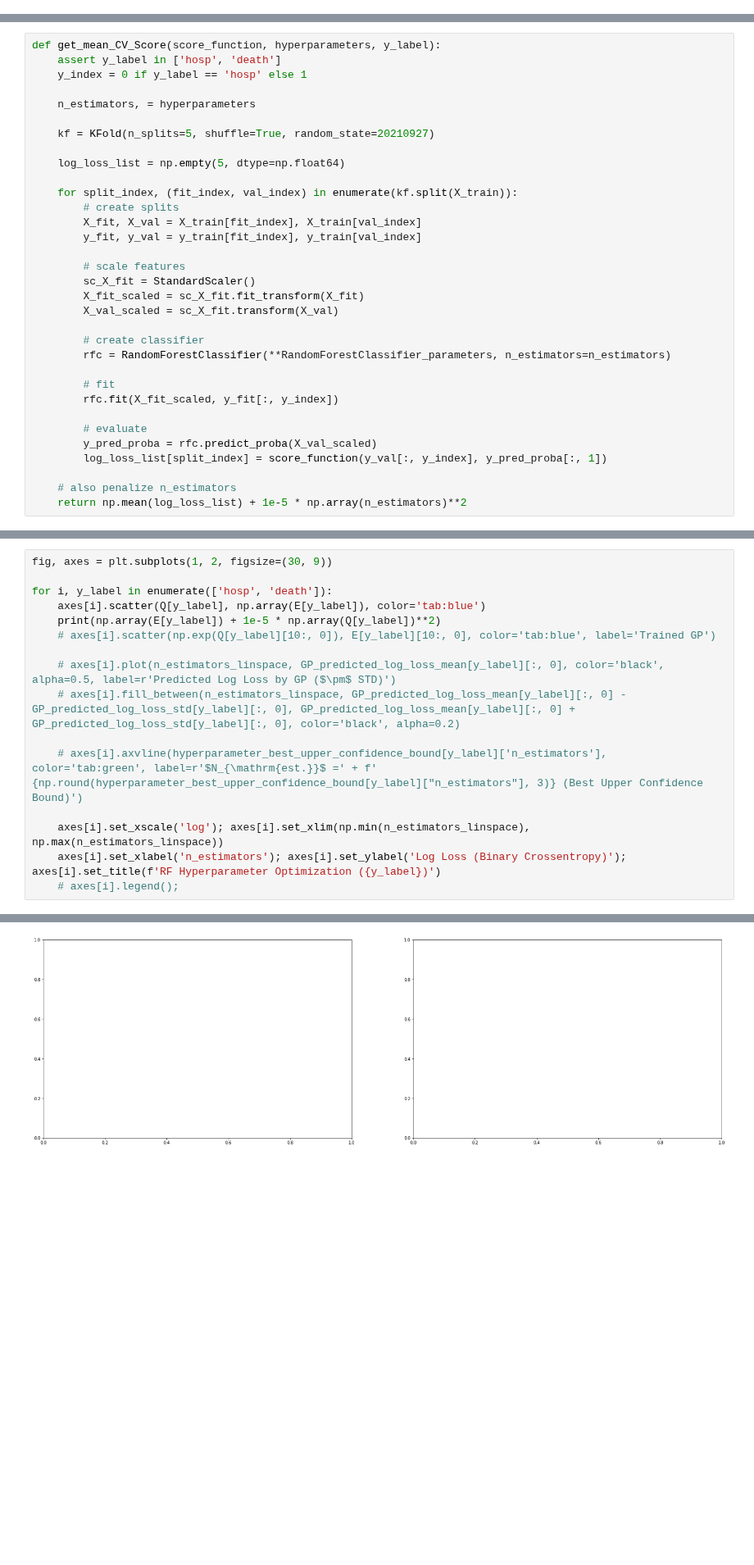
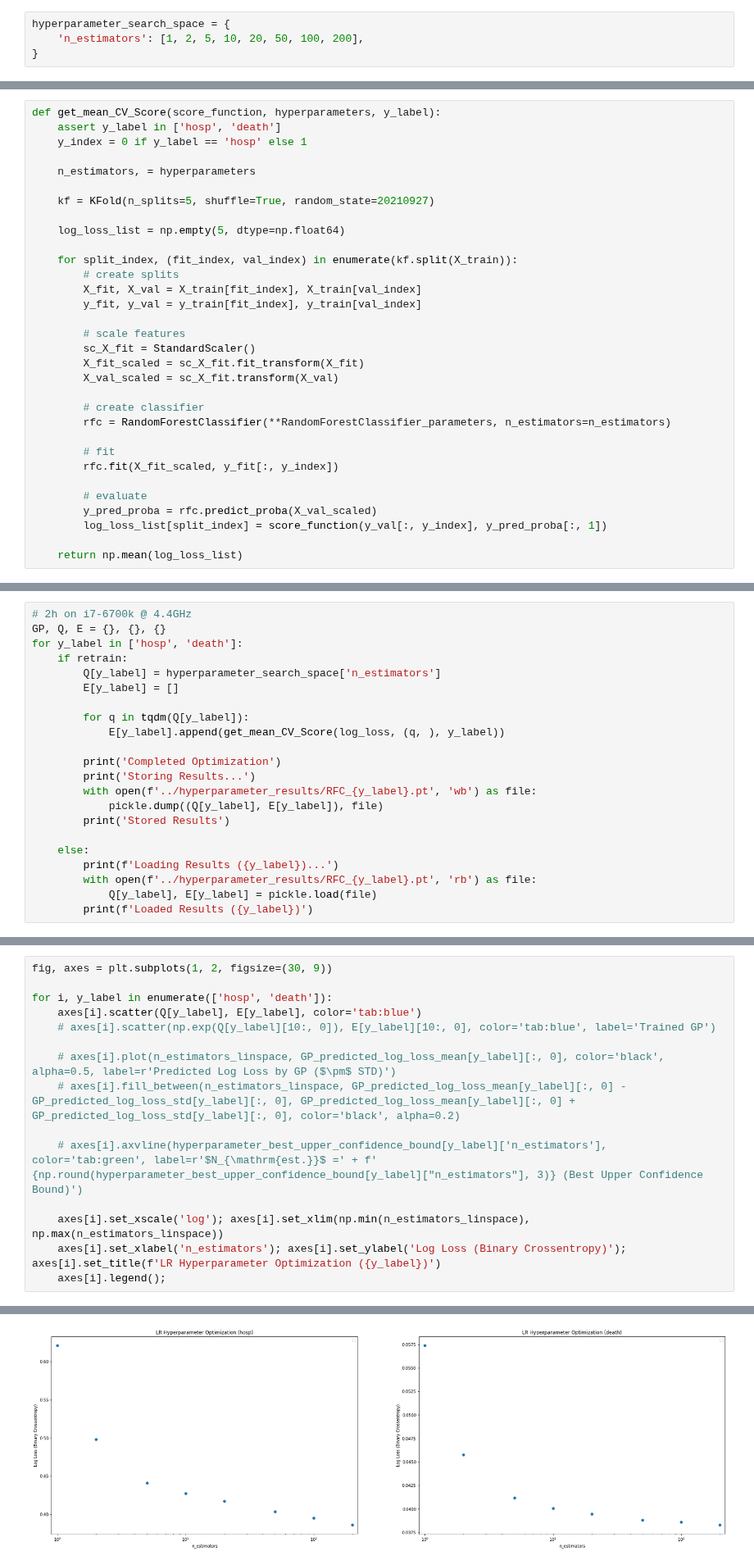
Before and after one commit to psaegert/AML-Final, a Jupyter notebook: models/RF.ipynb, the cells around one changed output, grey strips where cells are left out. Shown at 82% size. Cells and saved outputs as stored; diff of their text form; blank space fills up the shorter version.

```diff
--- a/models/RF.ipynb
+++ b/models/RF.ipynb
@@ -47,2 +40,6 @@ hyperparameter_search_space_boundaries = {
+# %%
+hyperparameter_search_space = {
+    'n_estimators': [1, 2, 5, 10, 20, 50, 100, 200],
+}
 # %% [markdown]
 ## Cross-Validation: Helper Functions
@@ -80,5 +74,4 @@ def get_mean_CV_Score(score_function, hyperparameters, y_label):
         y_pred_proba = rfc.predict_proba(X_val_scaled)
         log_loss_list[split_index] = score_function(y_val[:, y_index], y_pred_proba[:, 1])
 
-    # also penalize n_estimators
-    return np.mean(log_loss_list) + 1e-5 * np.array(n_estimators)**2
+    return np.mean(log_loss_list)
@@ -219,0 +80,22 @@ TypeError: get_mean_CV_Score() missing 1 required positional argument: 'y_label'
+# %%
+# 2h on i7-6700k @ 4.4GHz
+GP, Q, E = {}, {}, {}
+for y_label in ['hosp', 'death']:
+    if retrain:
+        Q[y_label] = hyperparameter_search_space['n_estimators']
+        E[y_label] = []
+
+        for q in tqdm(Q[y_label]):
+            E[y_label].append(get_mean_CV_Score(log_loss, (q, ), y_label))
+
+        print('Completed Optimization')
+        print('Storing Results...')
+        with open(f'../hyperparameter_results/RFC_{y_label}.pt', 'wb') as file:
+            pickle.dump((Q[y_label], E[y_label]), file)
+        print('Stored Results')
+
+    else:
+        print(f'Loading Results ({y_label})...')
+        with open(f'../hyperparameter_results/RFC_{y_label}.pt', 'rb') as file:
+            Q[y_label], E[y_label] = pickle.load(file)
+        print(f'Loaded Results ({y_label})')
@@ -254,8 +139,7 @@ NameError: name 'hyperparameter_search_space' is not defined
 fig, axes = plt.subplots(1, 2, figsize=(30, 9))
 
 for i, y_label in enumerate(['hosp', 'death']):
-    axes[i].scatter(Q[y_label], np.array(E[y_label]), color='tab:blue')
-    print(np.array(E[y_label]) + 1e-5 * np.array(Q[y_label])**2)
+    axes[i].scatter(Q[y_label], E[y_label], color='tab:blue')
     # axes[i].scatter(np.exp(Q[y_label][10:, 0]), E[y_label][10:, 0], color='tab:blue', label='Trained GP')
 
     # axes[i].plot(n_estimators_linspace, GP_predicted_log_loss_mean[y_label][:, 0], color='black', alpha=0.5, label=r'Predicted Log Loss by GP ($\pm$ STD)')
@@ -264,6 +148,6 @@ for i, y_label in enumerate(['hosp', 'death']):
     # axes[i].axvline(hyperparameter_best_upper_confidence_bound[y_label]['n_estimators'], color='tab:green', label=r'$N_{\mathrm{est.}}$ =' + f' {np.round(hyperparameter_best_upper_confidence_bound[y_label]["n_estimators"], 3)} (Best Upper Confidence Bound)')
 
     axes[i].set_xscale('log'); axes[i].set_xlim(np.min(n_estimators_linspace), np.max(n_estimators_linspace))
-    axes[i].set_xlabel('n_estimators'); axes[i].set_ylabel('Log Loss (Binary Crossentropy)'); axes[i].set_title(f'RF Hyperparameter Optimization ({y_label})')
-    # axes[i].legend();
+    axes[i].set_xlabel('n_estimators'); axes[i].set_ylabel('Log Loss (Binary Crossentropy)'); axes[i].set_title(f'LR Hyperparameter Optimization ({y_label})')
+    axes[i].legend();
 # %% [output]
@@ -271,4 +156,4 @@ NameError: name 'Q' is not defined
-[figure, old version]
+[figure, new version]
 # %% [markdown]
 # Final Training
 # %%
```
Also changed, not shown: parts of 10 cells of this notebook, 4 other files.
